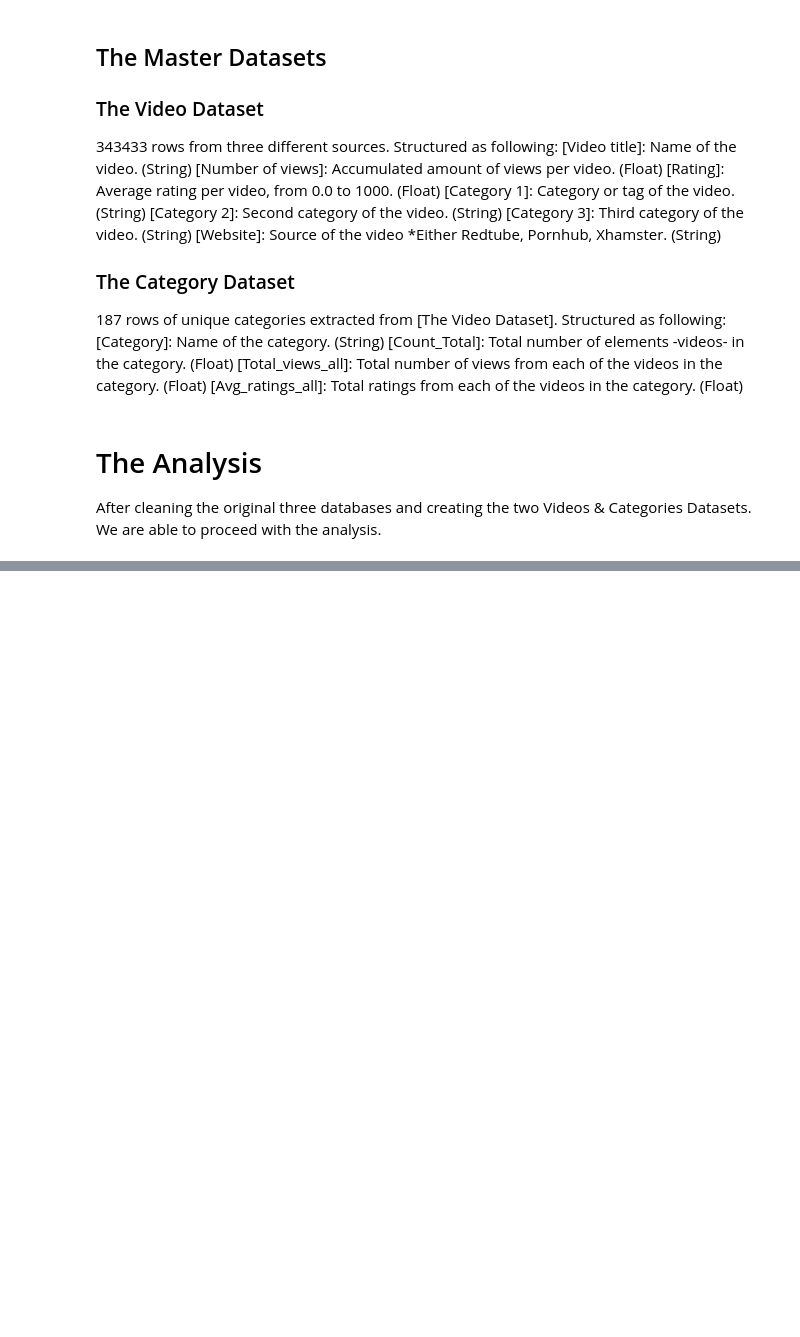
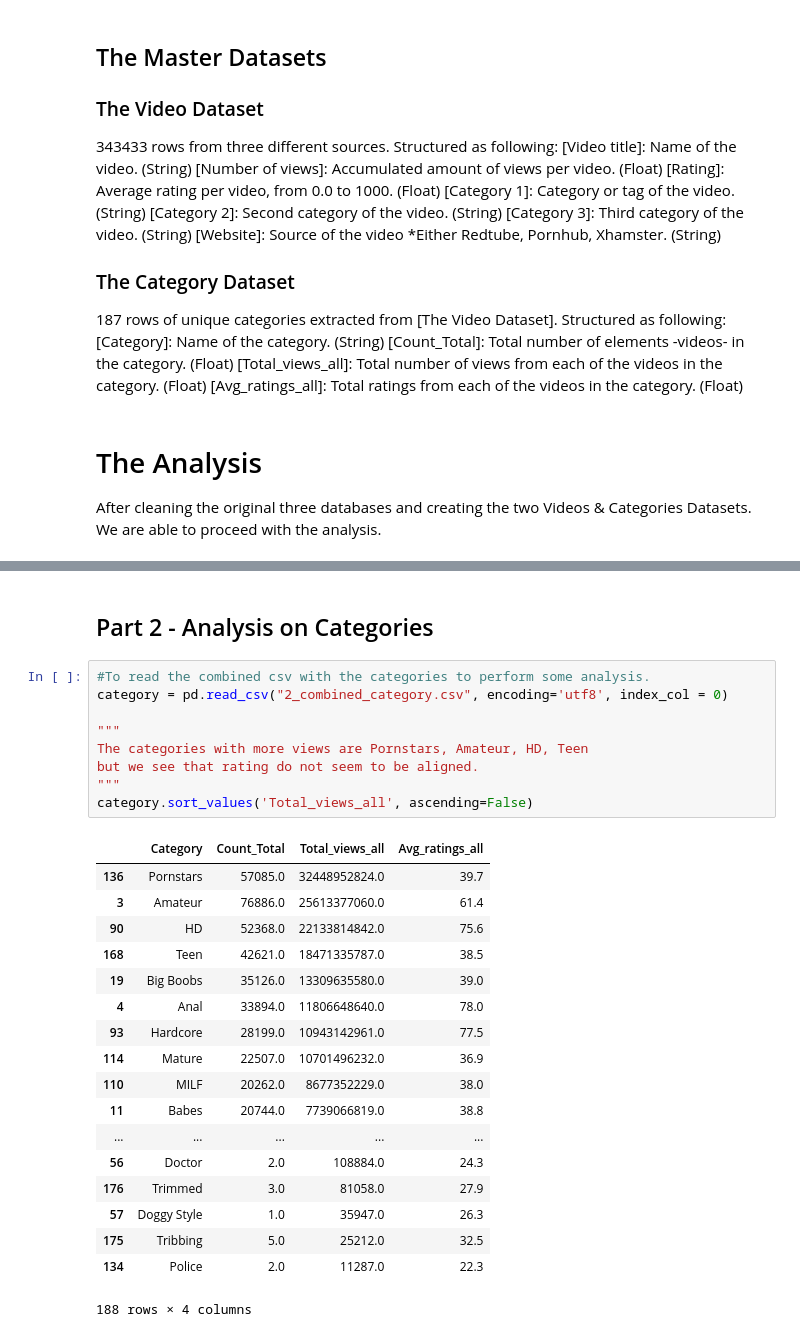
Before and after one commit to jaumevr15/Project-Week-3-Data-Thieves, a Jupyter notebook: your-project/Paper.ipynb, the cells around one changed output, grey strips where cells are left out. Saved outputs shown, nothing was run; the diff lists cells and outputs as text; blank space fills up the shorter version.

```diff
--- a/your-project/Paper.ipynb
+++ b/your-project/Paper.ipynb
@@ -220,0 +277,30 @@ After cleaning the original three databases and creating the two Videos & Catego
+# %% [markdown]
+## Part 2 - Analysis on Categories
+# %%
+#To read the combined csv with the categories to perform some analysis.
+category = pd.read_csv("2_combined_category.csv", encoding='utf8', index_col = 0)
+
+"""
+The categories with more views are Pornstars, Amateur, HD, Teen
+but we see that rating do not seem to be aligned.
+"""
+category.sort_values('Total_views_all', ascending=False)
+# %% [output]
+|  | Category | Count_Total | Total_views_all | Avg_ratings_all |
+| 136 | Pornstars | 57085.0 | 32448952824.0 | 39.7 |
+| 3 | Amateur | 76886.0 | 25613377060.0 | 61.4 |
+| 90 | HD | 52368.0 | 22133814842.0 | 75.6 |
+| 168 | Teen | 42621.0 | 18471335787.0 | 38.5 |
+| 19 | Big Boobs | 35126.0 | 13309635580.0 | 39.0 |
+| 4 | Anal | 33894.0 | 11806648640.0 | 78.0 |
+| 93 | Hardcore | 28199.0 | 10943142961.0 | 77.5 |
+| 114 | Mature | 22507.0 | 10701496232.0 | 36.9 |
+| 110 | MILF | 20262.0 | 8677352229.0 | 38.0 |
+| 11 | Babes | 20744.0 | 7739066819.0 | 38.8 |
+| ... | ... | ... | ... | ... |
+| 56 | Doctor | 2.0 | 108884.0 | 24.3 |
+| 176 | Trimmed | 3.0 | 81058.0 | 27.9 |
+| 57 | Doggy Style | 1.0 | 35947.0 | 26.3 |
+| 175 | Tribbing | 5.0 | 25212.0 | 32.5 |
+| 134 | Police | 2.0 | 11287.0 | 22.3 |
+188 rows × 4 columns
```
Also changed, not shown: parts of 8 cells of this notebook, 1 other file.
